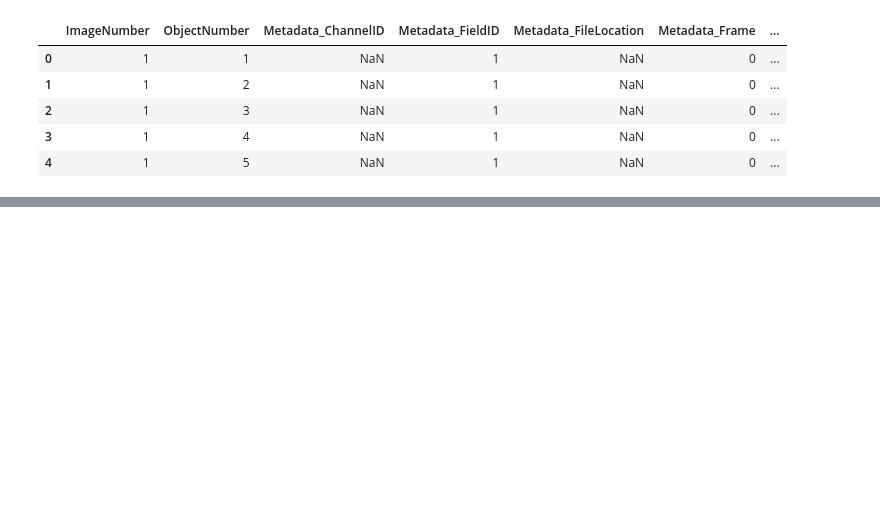
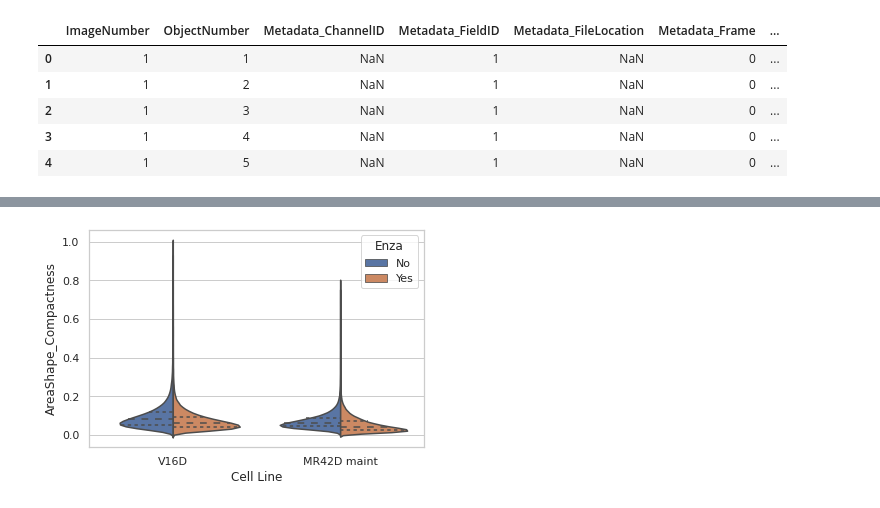
Before and after one commit to halliganbs/violin_facet_gird, a Jupyter notebook: violin_plot.ipynb, the cells around one changed output, grey strips where cells are left out. Saved outputs shown, nothing was run; the diff lists cells and outputs as text; code cells hidden in the pictures; blank space fills up the shorter version.

```diff
--- a/violin_plot.ipynb
+++ b/violin_plot.ipynb
@@ -33,0 +66,3 @@ dt.head()
+# %%
+df_scaled[['Cell Line', 'Enza', 'NCAM', 'PSA']] = dt[['Cell Line', 'Enza', 'NCAM', 'PSA']]
+df_scaled.head()
@@ -33,0 +76,4 @@ dt.head()
+# %%
+ax = sns.violinplot(data = df_scaled, y='AreaShape_Compactness', x='Cell Line', hue='Enza', split=True,inner="quartile")
+# %% [output]
+[figure, added]
```
Also changed, not shown: parts of 22 cells of this notebook.
